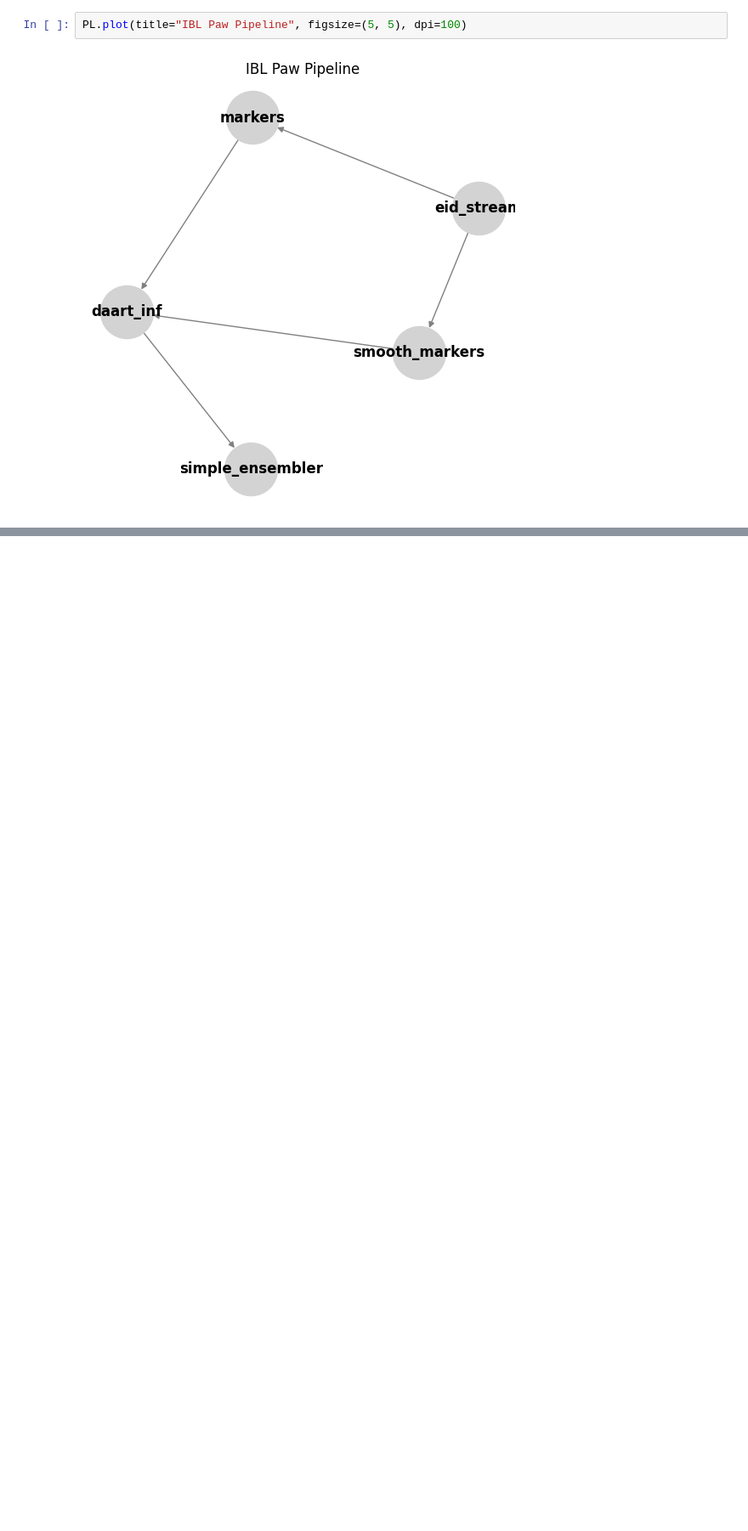
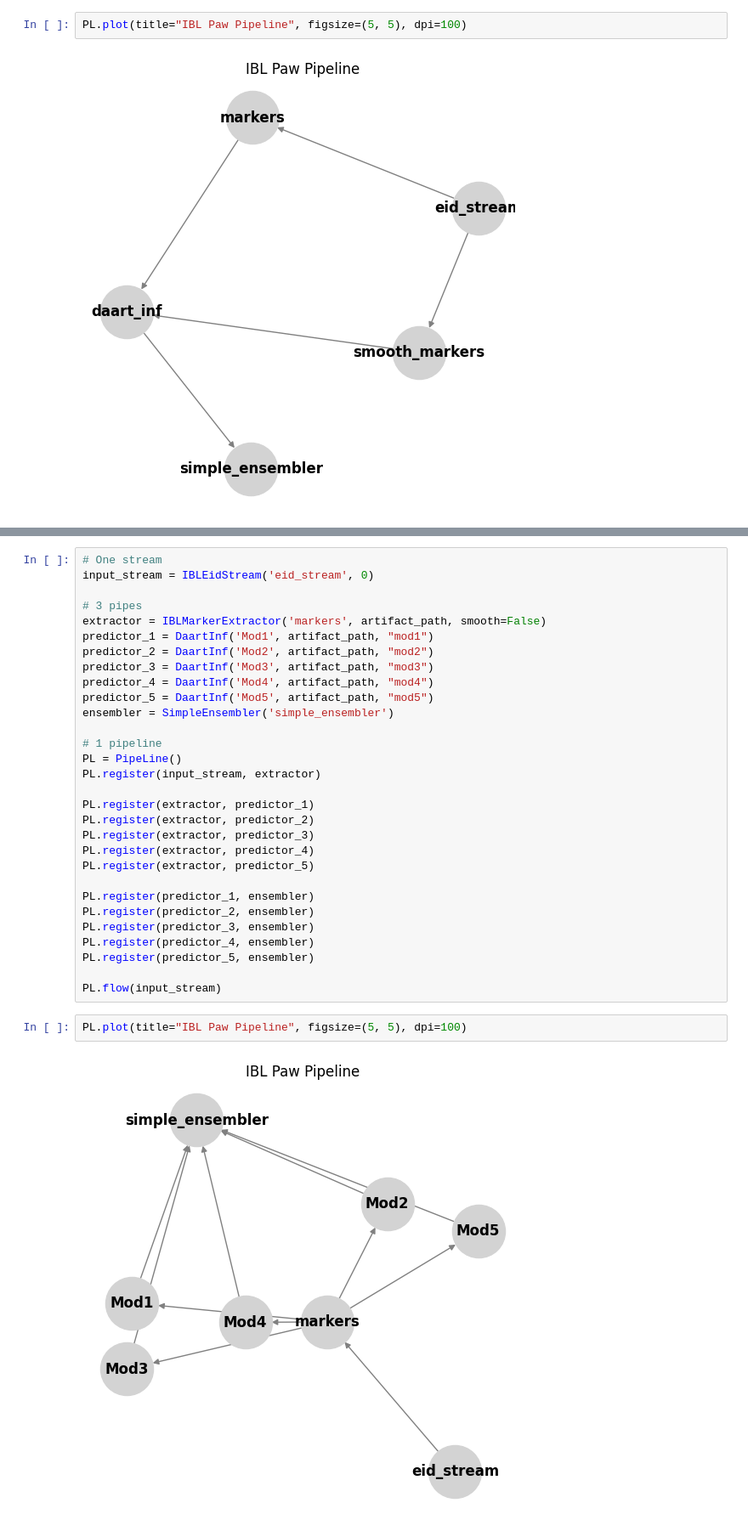
Before and after one commit to rgs2151/plumber, a Jupyter notebook: tester.ipynb, the cells around one changed output, grey strips where cells are left out. Shown: that part at 85% size. Drawn from its saved outputs; the diff is of its cells as text; blank space fills up the shorter version.

Commit message:
multi modals in pipe

```diff
--- a/tester.ipynb
+++ b/tester.ipynb
@@ -66,0 +74,34 @@ PL.plot(title="IBL Paw Pipeline", figsize=(5, 5), dpi=100)
+# %%
+# One stream
+input_stream = IBLEidStream('eid_stream', 0)
+
+# 3 pipes
+extractor = IBLMarkerExtractor('markers', artifact_path, smooth=False)
+predictor_1 = DaartInf('Mod1', artifact_path, "mod1")
+predictor_2 = DaartInf('Mod2', artifact_path, "mod2")
+predictor_3 = DaartInf('Mod3', artifact_path, "mod3")
+predictor_4 = DaartInf('Mod4', artifact_path, "mod4")
+predictor_5 = DaartInf('Mod5', artifact_path, "mod5")
+ensembler = SimpleEnsembler('simple_ensembler')
+
+# 1 pipeline
+PL = PipeLine()
+PL.register(input_stream, extractor)
+
+PL.register(extractor, predictor_1)
+PL.register(extractor, predictor_2)
+PL.register(extractor, predictor_3)
+PL.register(extractor, predictor_4)
+PL.register(extractor, predictor_5)
+
+PL.register(predictor_1, ensembler)
+PL.register(predictor_2, ensembler)
+PL.register(predictor_3, ensembler)
+PL.register(predictor_4, ensembler)
+PL.register(predictor_5, ensembler)
+
+PL.flow(input_stream)
+# %%
+PL.plot(title="IBL Paw Pipeline", figsize=(5, 5), dpi=100)
+# %% [output]
+[figure, added]
```
Also changed, not shown: parts of 6 cells of this notebook, 2 other files.
